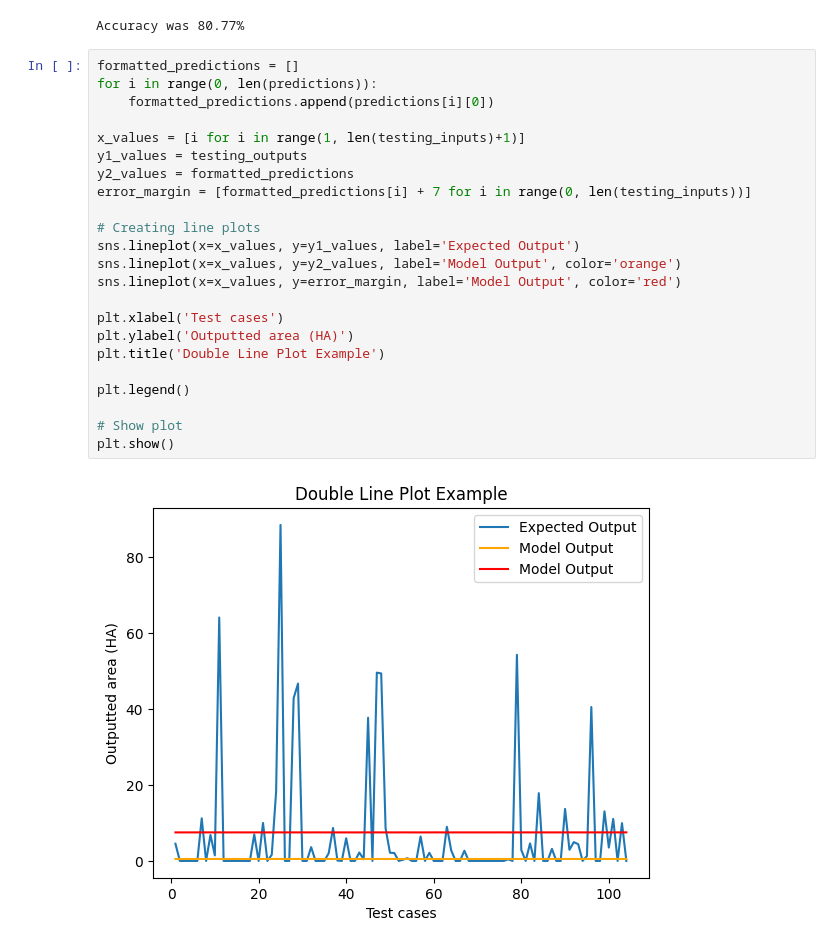
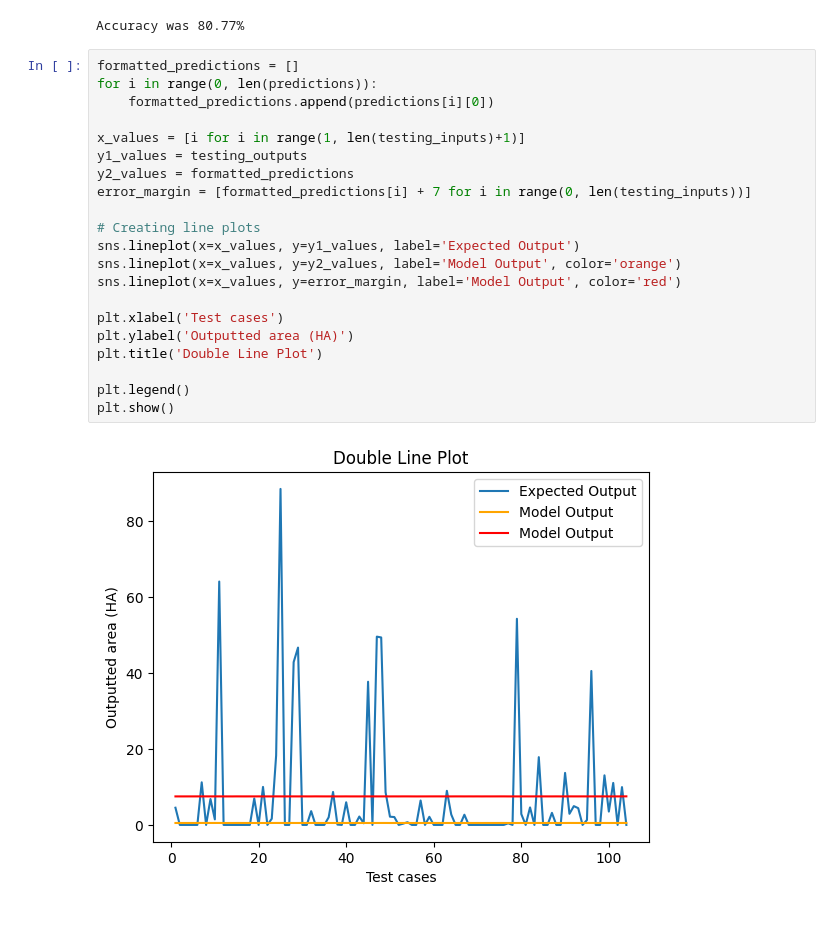
Before and after one commit to sashamrobinson/Firewatch, a Jupyter notebook: ForestFirePredictiveModel.ipynb, the cells around one changed output. Cells and saved outputs as stored; diff of their text form.

```diff
--- a/ForestFirePredictiveModel.ipynb
+++ b/ForestFirePredictiveModel.ipynb
@@ -95,25 +109,23 @@ Accuracy was 80.77%
 # %%
 formatted_predictions = []
 for i in range(0, len(predictions)):
     formatted_predictions.append(predictions[i][0])
 
 x_values = [i for i in range(1, len(testing_inputs)+1)]
 y1_values = testing_outputs
 y2_values = formatted_predictions
 error_margin = [formatted_predictions[i] + 7 for i in range(0, len(testing_inputs))]
 
 # Creating line plots
 sns.lineplot(x=x_values, y=y1_values, label='Expected Output')
 sns.lineplot(x=x_values, y=y2_values, label='Model Output', color='orange')
 sns.lineplot(x=x_values, y=error_margin, label='Model Output', color='red')
 
 plt.xlabel('Test cases')
 plt.ylabel('Outputted area (HA)')
-plt.title('Double Line Plot Example')
+plt.title('Double Line Plot')
 
 plt.legend()
-
-# Show plot
 plt.show()
 # %% [output]
-[figure, old version]
+[figure, new version]
```
Also changed, not shown: parts of 4 cells of this notebook, 2 other files.
